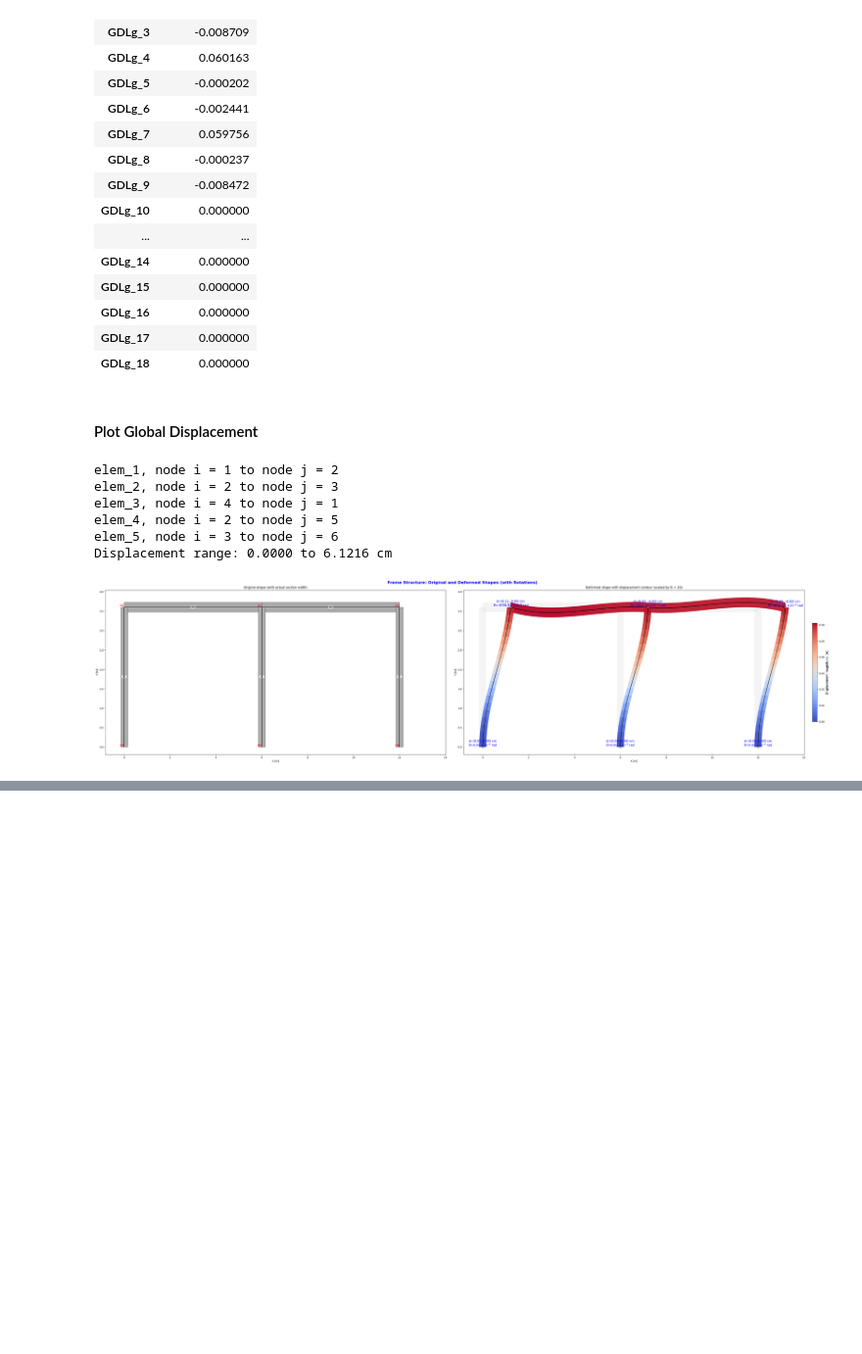
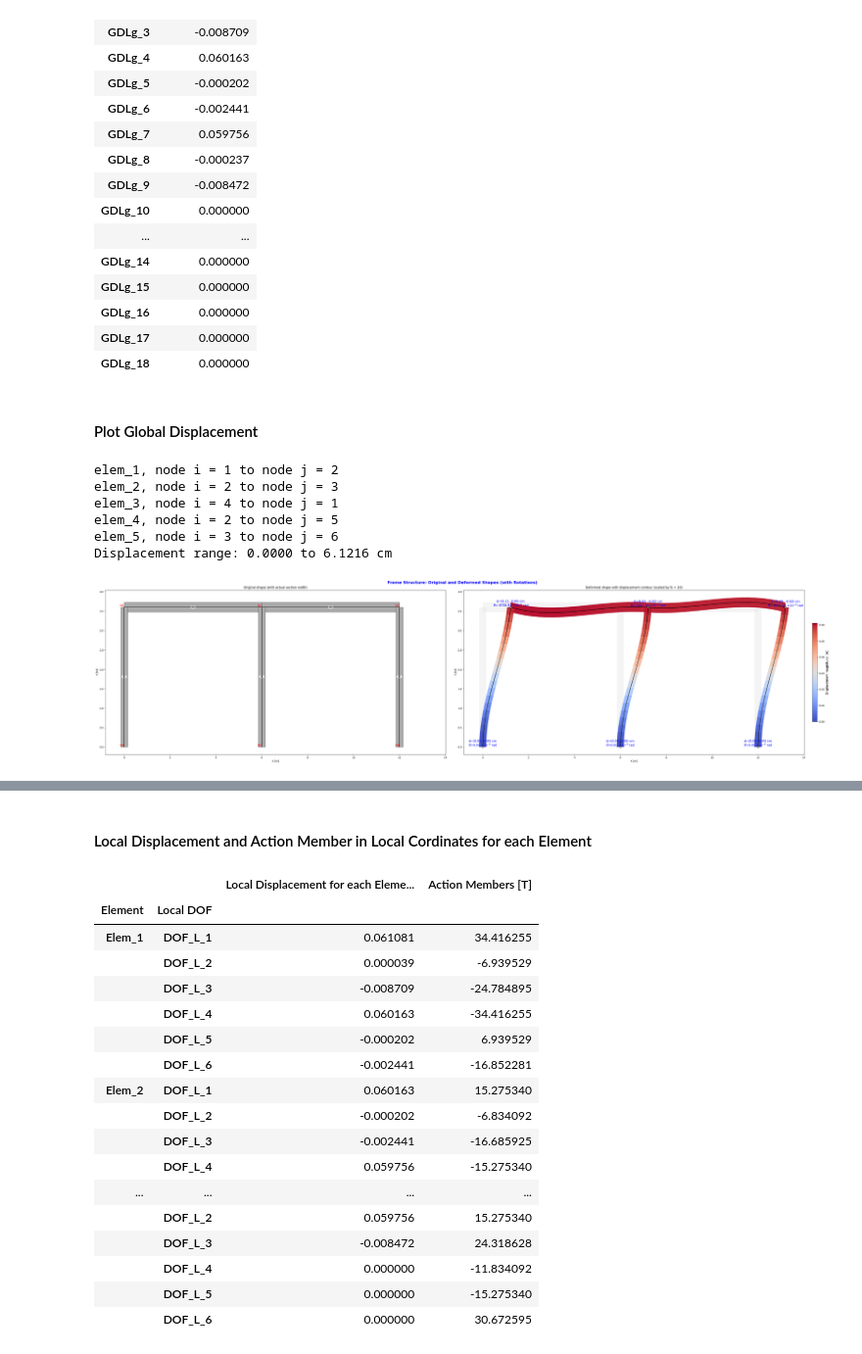
Before and after one commit to Normando1945/Repo_Maxtrix_Analisys, a Jupyter notebook: examples/Ejemplo_Class_Matricial.ipynb, the cells around one changed output, grey strips where cells are left out. Shown at 98% size. Drawn from its saved outputs; the diff is of its cells as text; code cells hidden in the pictures; blank space fills up the shorter version.

```diff
--- a/examples/Ejemplo_Class_Matricial.ipynb
+++ b/examples/Ejemplo_Class_Matricial.ipynb
@@ -975,0 +1021,70 @@ Displacement range: 0.0000 to 6.1216 cm
+# %% [markdown]
+#### Local Displacement and Action Member in Local Cordinates for each Element
+# %%
+Delta_L_elem_all = []                                                                                              # Empty list to store local displacement vectors
+New_L_elem = []                                                                                                    # Empty list to store current element lengths
+New_L_elem_rows = []                                                                                               # Current lengths repeated for each local DOF row
+MENSAJE = []
+MENSAJE_rows = []
+CA = []
+CA_rows = []
+
+AmL = []
+
+MENSAJE2 = []
+MENSAJE2_rows = []
+
+for e in np.arange(0, n_elem, 1):                                                                                   # Loop through each element
+# for e in np.arange(2):
+    Telem = structure.elements[e].transformation_matrix_2D()                                                        # Local-to-global transformation matrix
+    Delta_g_elem_e = delta_g_full[LeeE[e]]                                                                          # Global displacement vector of element e
+    Delta_L_elem_e = Telem.T @ Delta_g_elem_e                                                                       # Transform global displacements to local coordinates
+
+    #-------- Action Members --------
+    aml = structure.elements[e].stiffness_matrix_MF_EI_AE_GAf_da_db() @ Delta_L_elem_e
+
+    Delta_L_elem_all.append(Delta_L_elem_e)                                                                         # Store local displacement vector
+
+    AmL.append(aml)
+
+Delta_L_elem_all = np.vstack(Delta_L_elem_all)                                                                      # Stack local displacement vectors
+AmL = np.vstack(AmL)
+
+
+rows_L = pd.MultiIndex.from_tuples(                                                                                 # Create hierarchical index for local displacement vectors
+    [
+        (f'Elem_{e+1}', f'DOF_L_{d+1}')                                                                             # Element and local DOF labels
+        for e in range(n_elem)                                                                                      # Loop through each element
+        for d in range(local_dof)                                                                                   # Loop through local DOF
+    ],
+    names=['Element', 'Local DOF']                                                                                  # Index level names
+)
+
+Delta_L_elem_all_df = pd.DataFrame(                                                                                 # Convert local displacements and lengths to DataFrame
+    {
+        'Local Displacement for each Element [m]': Delta_L_elem_all.ravel(),
+        'Action Members [T]': AmL.ravel(),
+
+    },
+    index=rows_L
+)
+Delta_L_elem_all_df.round(6)
+# %% [output]
+|  |  | Local Displacement for each Eleme... | Action Members [T] |
+| Element | Local DOF |  |  |
+| Elem_1 | DOF_L_1 | 0.061081 | 34.416255 |
+|  | DOF_L_2 | 0.000039 | -6.939529 |
+|  | DOF_L_3 | -0.008709 | -24.784895 |
+|  | DOF_L_4 | 0.060163 | -34.416255 |
+|  | DOF_L_5 | -0.000202 | 6.939529 |
+|  | DOF_L_6 | -0.002441 | -16.852281 |
+| Elem_2 | DOF_L_1 | 0.060163 | 15.275340 |
+|  | DOF_L_2 | -0.000202 | -6.834092 |
+|  | DOF_L_3 | -0.002441 | -16.685925 |
+|  | DOF_L_4 | 0.059756 | -15.275340 |
+| ... | ... | ... | ... |
+|  | DOF_L_2 | 0.059756 | 15.275340 |
+|  | DOF_L_3 | -0.008472 | 24.318628 |
+|  | DOF_L_4 | 0.000000 | -11.834092 |
+|  | DOF_L_5 | 0.000000 | -15.275340 |
+|  | DOF_L_6 | 0.000000 | 30.672595 |
```
Also changed, not shown: parts of 4 cells of this notebook.
